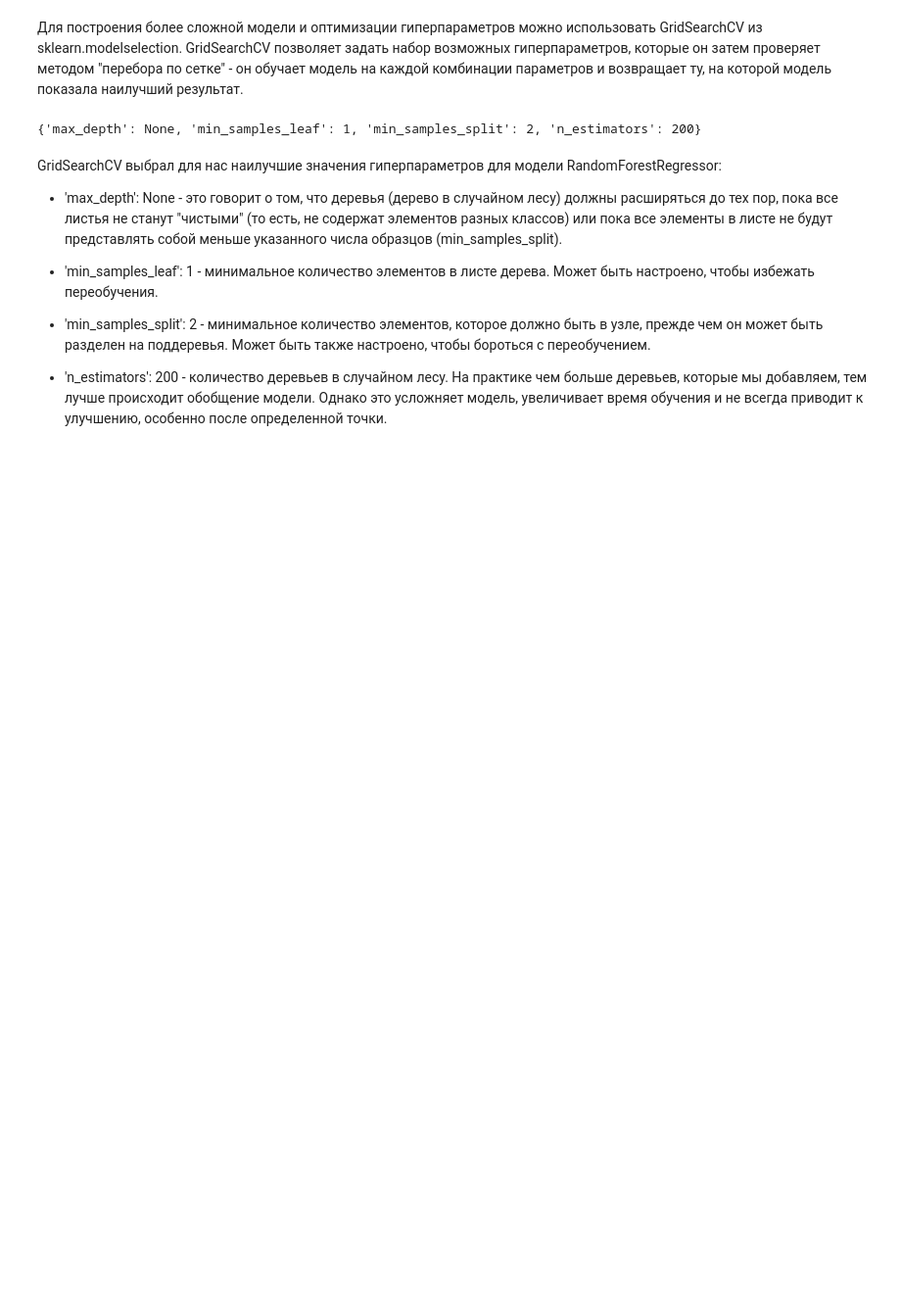
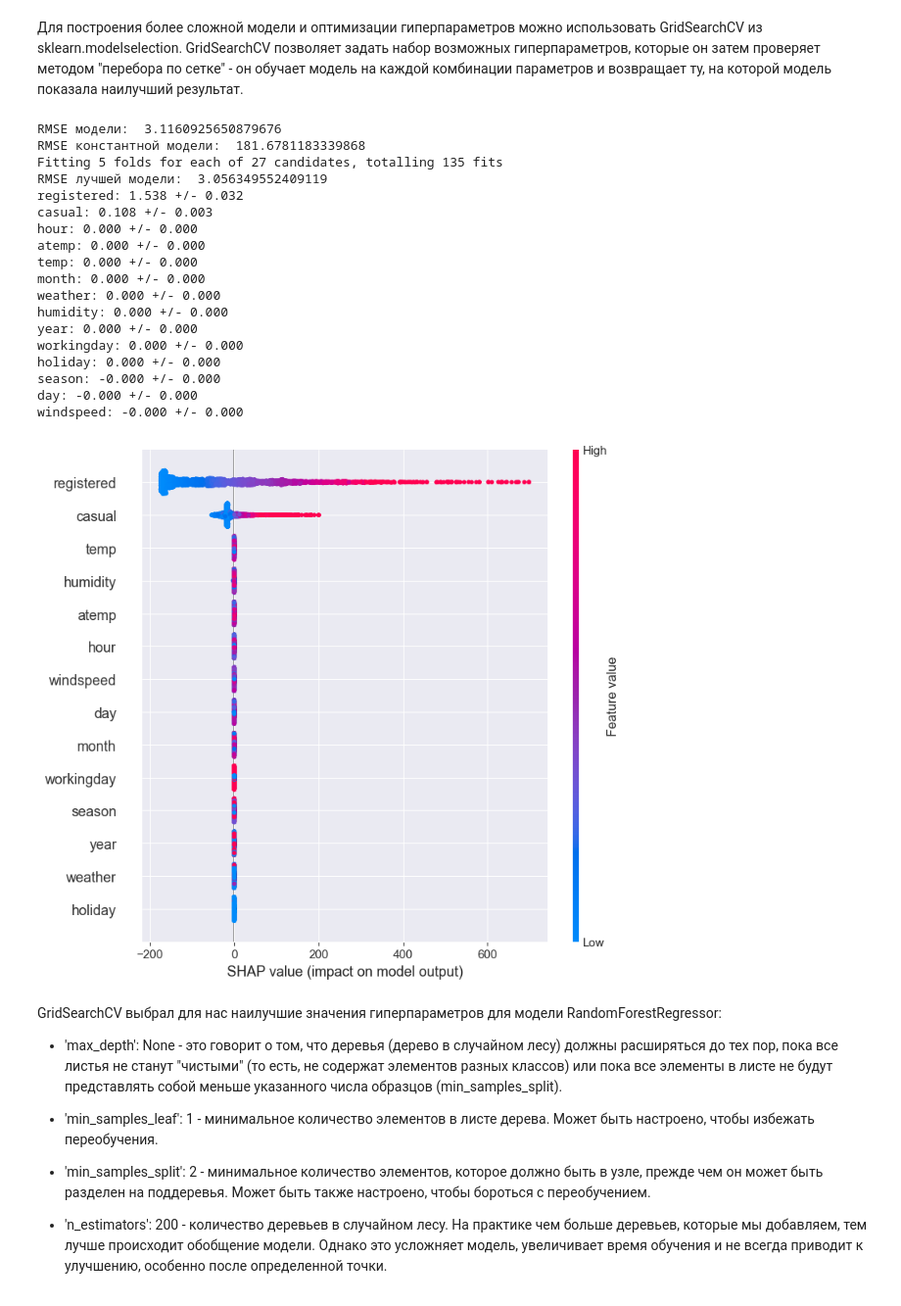
Before and after one commit to DavutSukhankuliev/python_ml_itmo2024, a Jupyter notebook: HomeTask_3/more_challenging_model.ipynb, the cells around one changed output. Shown at 98% size. Cells and saved outputs as stored; diff of their text form; code cells hidden in the pictures; blank space fills up the shorter version.

```diff
--- a/HomeTask_3/more_challenging_model.ipynb
+++ b/HomeTask_3/more_challenging_model.ipynb
@@ -2,54 +2,99 @@
 Для построения более сложной модели и оптимизации гиперпараметров можно использовать GridSearchCV из sklearn.modelselection. GridSearchCV позволяет задать набор возможных гиперпараметров, которые он затем проверяет методом "перебора по сетке" - он обучает модель на каждой комбинации параметров и возвращает ту, на которой модель показала наилучший результат.
 # %%
 import pandas as pd
-from sklearn.model_selection import train_test_split
+from sklearn.model_selection import train_test_split, GridSearchCV
 from sklearn.ensemble import RandomForestRegressor
 from sklearn.metrics import mean_squared_error
-from sklearn.model_selection import GridSearchCV
-from sklearn.metrics import r2_score
 from math import sqrt
 import numpy as np
+from sklearn.inspection import permutation_importance
+import shap
 
 # Загрузим данные
 df = pd.read_csv('Yulu.csv')
 
 # Преобразуем 'datetime' в datetime формат и извлечем отдельные признаки
 df['datetime'] = pd.to_datetime(df['datetime'])
 df['year'] = df['datetime'].dt.year
 df['month'] = df['datetime'].dt.month
 df['day'] = df['datetime'].dt.day
 df['hour'] = df['datetime'].dt.hour
 
 # Теперь можем удалить 'datetime'
 df = df.drop(columns=['datetime'])
 
 # Извлечем векторы меток и признаков.
 X = df.drop('count', axis=1)
 y = df['count']
 
 # Разделим данные на тренировочную и тестовую выборки
 X_train, X_test, y_train, y_test = train_test_split(X, y, test_size=0.2, random_state=42)
 
 # Обучаем базовую модель
-baseline_model = RandomForestRegressor()
-baseline_model.fit(X_train,y_train)
+baseline_model = RandomForestRegressor(random_state=42)
+baseline_model.fit(X_train, y_train)
 
-# Сетка гиперпараметров для настройки
+# Предсказания модели на тестовом наборе
+y_pred = baseline_model.predict(X_test)
+
+# Вычисляем RMSE
+rmse_model = sqrt(mean_squared_error(y_test, y_pred))
+print("RMSE модели: ", rmse_model)
+
+# Предсказания в виде среднего значения 'count'
+y_mean = np.full(len(y_test), y_train.mean())
+
+# Вычисляем RMSE для среднего значения
+rmse_mean = sqrt(mean_squared_error(y_test, y_mean))
+print("RMSE константной модели: ", rmse_mean)
+
+# Подбор гиперпараметров с использованием GridSearchCV
 param_grid = {
-    'n_estimators': [100, 200],
-    'max_depth': [None, 10, 20, 30],
-    'min_samples_split': [2, 5, 10],
-    'min_samples_leaf': [1, 2, 4]
+    'n_estimators': [100, 200, 300],
+    'max_features': [None, 'sqrt', 'log2'],
+    'max_depth': [10, 20, 30],
+    'random_state': [42]
 }
 
-# Настройка модели с помощью GridSearchCV
-grid_search = GridSearchCV(estimator = RandomForestRegressor(), param_grid = param_grid, cv = 3)
+grid_search = GridSearchCV(estimator=RandomForestRegressor(), param_grid=param_grid, cv=5, n_jobs=-1, verbose=2)
 grid_search.fit(X_train, y_train)
+best_model = grid_search.best_estimator_
 
-# Выводим лучшие параметры
-print(grid_search.best_params_)
+# Предсказания на тестовом наборе с лучшей моделью
+y_pred_best = best_model.predict(X_test)
+rmse_best_model = sqrt(mean_squared_error(y_test, y_pred_best))
+print("RMSE лучшей модели: ", rmse_best_model)
+
+# Важность признаков с использованием permutation importances
+perm_importance = permutation_importance(best_model, X_test, y_test, n_repeats=10, random_state=42)
+for i in perm_importance.importances_mean.argsort()[::-1]:
+    print(f"{X.columns[i]}: {perm_importance.importances_mean[i]:.3f} +/- {perm_importance.importances_std[i]:.3f}")
+
+# Важность признаков с использованием SHAP
+explainer = shap.TreeExplainer(best_model)
+shap_values = explainer.shap_values(X_test)
+
+shap.summary_plot(shap_values, X_test)
 # %% [output]
-{'max_depth': None, 'min_samples_leaf': 1, 'min_samples_split': 2, 'n_estimators': 200}
+RMSE модели:  3.1160925650879676
+RMSE константной модели:  181.6781183339868
+Fitting 5 folds for each of 27 candidates, totalling 135 fits
+RMSE лучшей модели:  3.056349552409119
+registered: 1.538 +/- 0.032
+casual: 0.108 +/- 0.003
+hour: 0.000 +/- 0.000
+atemp: 0.000 +/- 0.000
+temp: 0.000 +/- 0.000
+month: 0.000 +/- 0.000
+weather: 0.000 +/- 0.000
+humidity: 0.000 +/- 0.000
+year: 0.000 +/- 0.000
+workingday: 0.000 +/- 0.000
+holiday: 0.000 +/- 0.000
+season: -0.000 +/- 0.000
+day: -0.000 +/- 0.000
+windspeed: -0.000 +/- 0.000
+[figure, added]
 # %% [markdown]
 GridSearchCV выбрал для нас наилучшие значения гиперпараметров для модели RandomForestRegressor:
 
```
